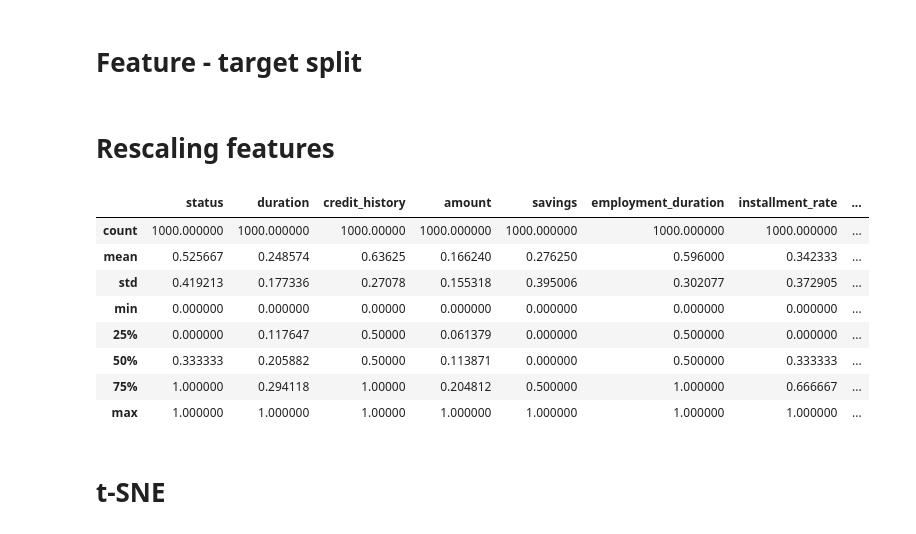
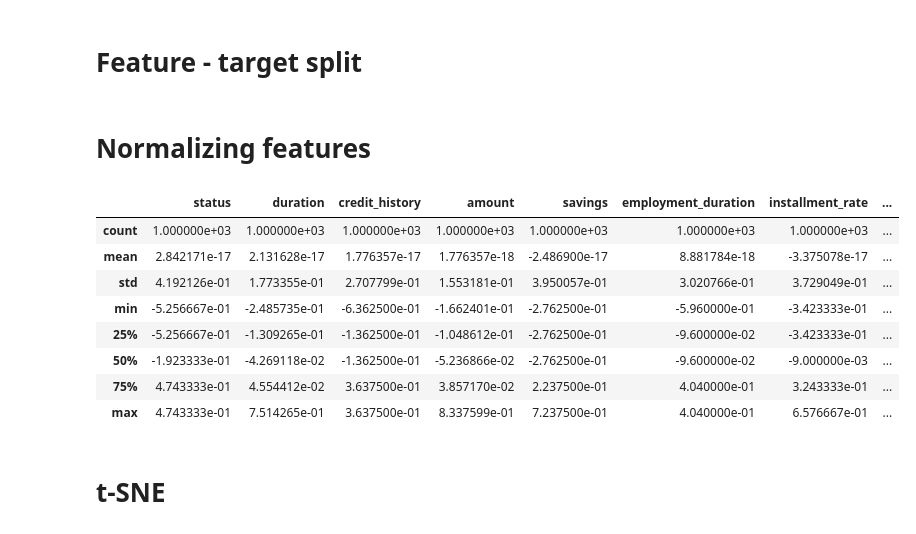
Before and after one commit to angelicaurba/South-German-Credit-Dataset, a Jupyter notebook: code.ipynb, the cells around one changed output. Saved outputs shown, nothing was run; the diff lists cells and outputs as text; code cells hidden in the pictures.

Commit message:
code: fix normalization to center data

```diff
--- a/code.ipynb
+++ b/code.ipynb
@@ -361,28 +361,20 @@ Name: credit_risk, dtype: int64
 df_y = pre_df["credit_risk"]
 df_X = pre_df.drop(["credit_risk"], axis=1)
 # %% [markdown]
-# Rescaling features
+# Normalizing features
-# %%
-minmax_scale = MinMaxScaler().fit(df_X[:])
-df_X_normalized = pd.DataFrame(minmax_scale.transform(df_X[:]), columns=df_X.keys())
-
-# std_scale = StandardScaler().fit(df_X[:])
-# df_std = pd.DataFrame(std_scale.transform(df_X[:]), columns=df_X.keys())
-
-df_X_normalized.describe()
-
-
-# TODO: vedere libro agresti per normalizzazione/standardizzazione variabili categoriche
-# %% [output]
-|  | status | duration | credit_history | amount | savings | employment_duration | installment_rate | ... |
-| count | 1000.000000 | 1000.000000 | 1000.00000 | 1000.000000 | 1000.000000 | 1000.000000 | 1000.000000 | ... |
-| mean | 0.525667 | 0.248574 | 0.63625 | 0.166240 | 0.276250 | 0.596000 | 0.342333 | ... |
-| std | 0.419213 | 0.177336 | 0.27078 | 0.155318 | 0.395006 | 0.302077 | 0.372905 | ... |
-| min | 0.000000 | 0.000000 | 0.00000 | 0.000000 | 0.000000 | 0.000000 | 0.000000 | ... |
-| 25% | 0.000000 | 0.117647 | 0.50000 | 0.061379 | 0.000000 | 0.500000 | 0.000000 | ... |
-| 50% | 0.333333 | 0.205882 | 0.50000 | 0.113871 | 0.000000 | 0.500000 | 0.333333 | ... |
-| 75% | 1.000000 | 0.294118 | 1.00000 | 0.204812 | 0.500000 | 1.000000 | 0.666667 | ... |
-| max | 1.000000 | 1.000000 | 1.00000 | 1.000000 | 1.000000 | 1.000000 | 1.000000 | ... |
+# %%
+df_X_normalized  = (df_X - df_X.mean()) / (df_X.max() - df_X.min())
+df_X_normalized.describe()
+# %% [output]
+|  | status | duration | credit_history | amount | savings | employment_duration | installment_rate | ... |
+| count | 1.000000e+03 | 1.000000e+03 | 1.000000e+03 | 1.000000e+03 | 1.000000e+03 | 1.000000e+03 | 1.000000e+03 | ... |
+| mean | 2.842171e-17 | 2.131628e-17 | 1.776357e-17 | 1.776357e-18 | -2.486900e-17 | 8.881784e-18 | -3.375078e-17 | ... |
+| std | 4.192126e-01 | 1.773355e-01 | 2.707799e-01 | 1.553181e-01 | 3.950057e-01 | 3.020766e-01 | 3.729049e-01 | ... |
+| min | -5.256667e-01 | -2.485735e-01 | -6.362500e-01 | -1.662401e-01 | -2.762500e-01 | -5.960000e-01 | -3.423333e-01 | ... |
+| 25% | -5.256667e-01 | -1.309265e-01 | -1.362500e-01 | -1.048612e-01 | -2.762500e-01 | -9.600000e-02 | -3.423333e-01 | ... |
+| 50% | -1.923333e-01 | -4.269118e-02 | -1.362500e-01 | -5.236866e-02 | -2.762500e-01 | -9.600000e-02 | -9.000000e-03 | ... |
+| 75% | 4.743333e-01 | 4.554412e-02 | 3.637500e-01 | 3.857170e-02 | 2.237500e-01 | 4.040000e-01 | 3.243333e-01 | ... |
+| max | 4.743333e-01 | 7.514265e-01 | 3.637500e-01 | 8.337599e-01 | 7.237500e-01 | 4.040000e-01 | 6.576667e-01 | ... |
 # %% [markdown]
 # t-SNE
 # %%
```
